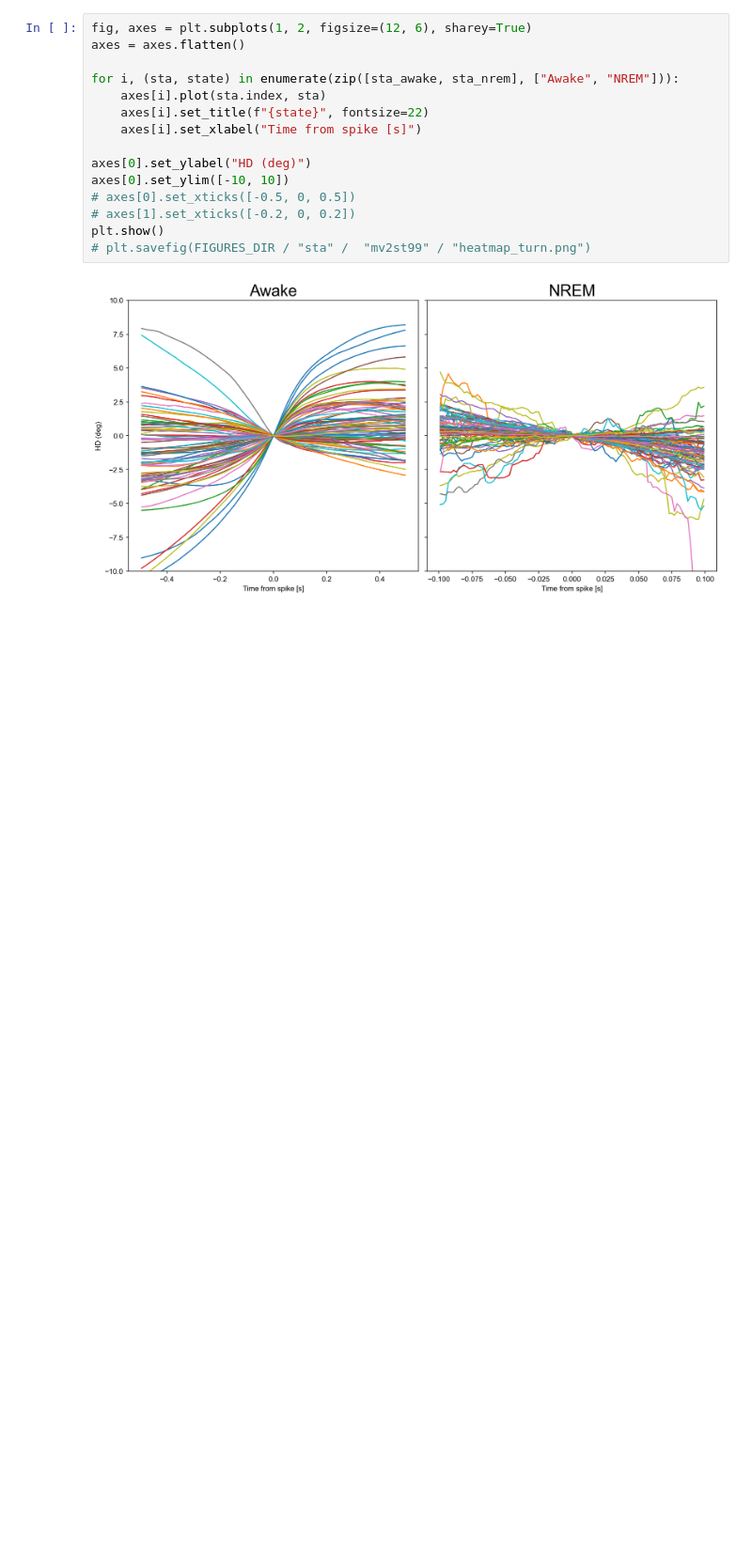
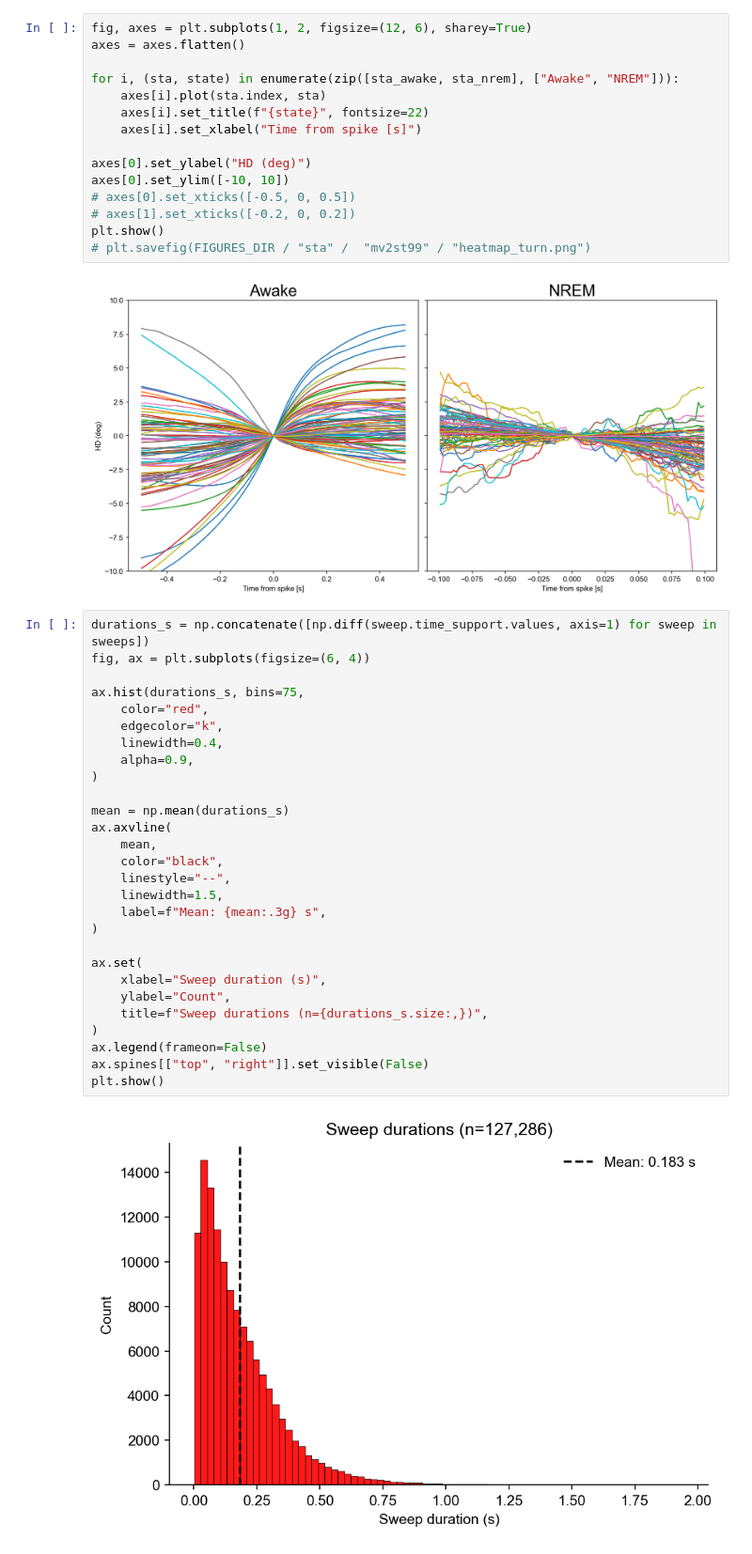
Before and after one commit to Senzai-Lab/nrem_analysis, a Jupyter notebook: notebooks/dual_recordings/unwrapped_sta.ipynb, the cells around one changed output. Shown at 94% size. Cells and saved outputs as stored; diff of their text form; blank space fills up the shorter version.

```diff
--- a/notebooks/dual_recordings/unwrapped_sta.ipynb
+++ b/notebooks/dual_recordings/unwrapped_sta.ipynb
@@ -82,3 +90,33 @@ plt.show()
 # plt.savefig(FIGURES_DIR / "sta" /  "mv2st99" / "heatmap_turn.png")
 # %% [output]
 [figure]
+# %%
+durations_s = np.concatenate([np.diff(sweep.time_support.values, axis=1) for sweep in sweeps])
+fig, ax = plt.subplots(figsize=(6, 4))
+
+ax.hist(durations_s, bins=75,
+    color="red",
+    edgecolor="k",
+    linewidth=0.4,
+    alpha=0.9,
+)
+
+mean = np.mean(durations_s)
+ax.axvline(
+    mean,
+    color="black",
+    linestyle="--",
+    linewidth=1.5,
+    label=f"Mean: {mean:.3g} s",
+)
+
+ax.set(
+    xlabel="Sweep duration (s)",
+    ylabel="Count",
+    title=f"Sweep durations (n={durations_s.size:,})",
+)
+ax.legend(frameon=False)
+ax.spines[["top", "right"]].set_visible(False)
+plt.show()
+# %% [output]
+[figure, added]
```
Also changed, not shown: parts of 2 cells of this notebook.
